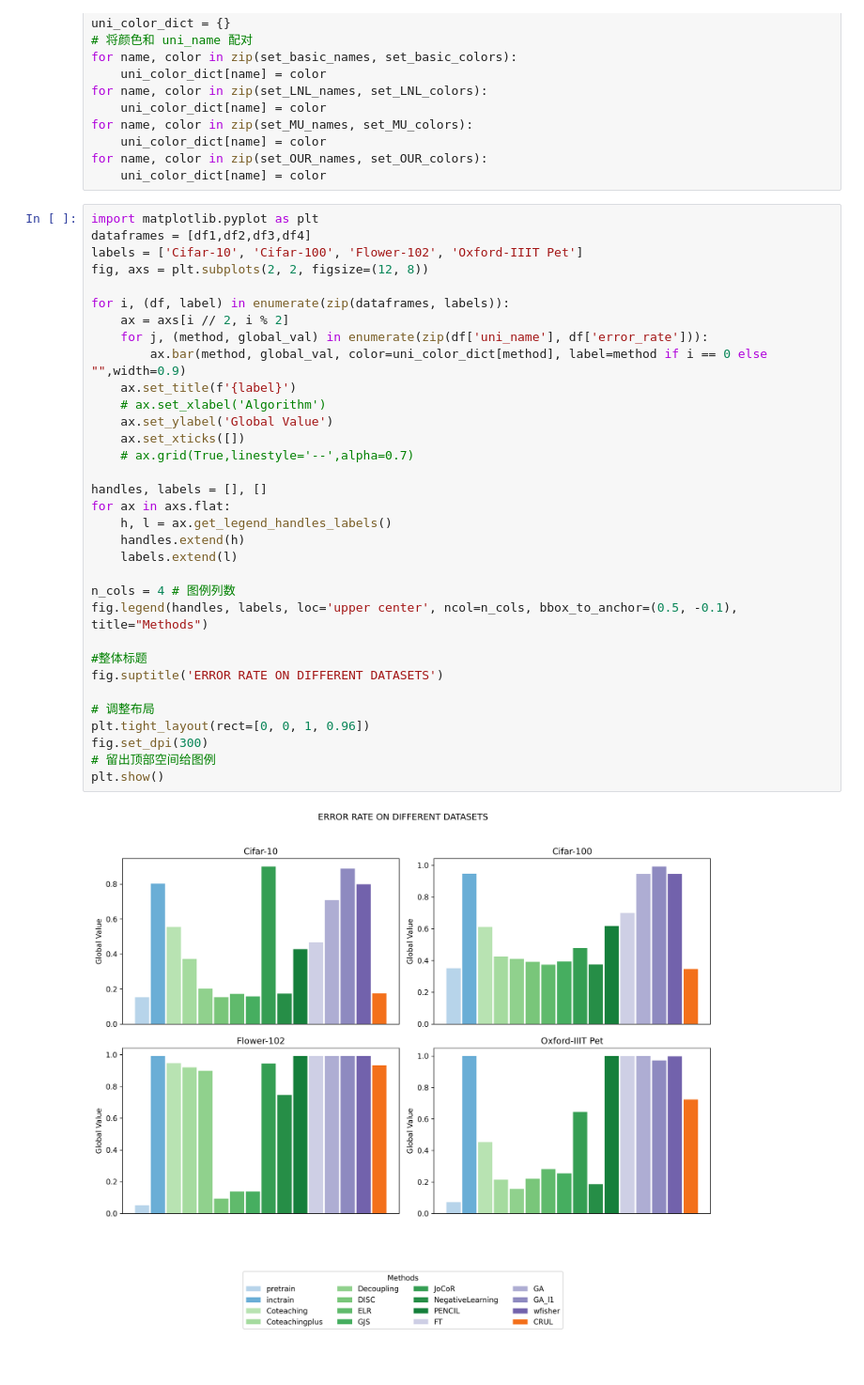
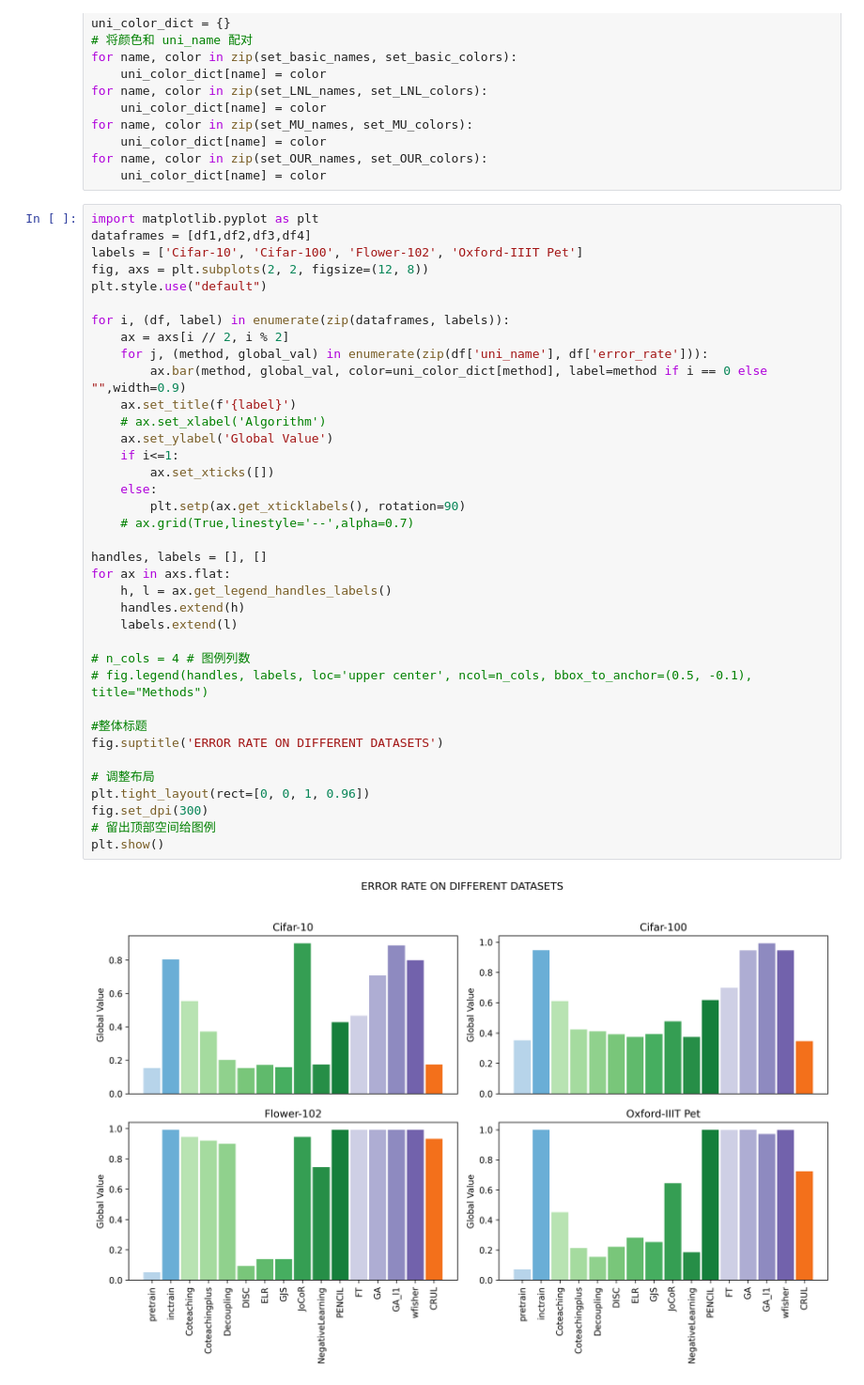
Before and after one commit to rainmilk/contra, a Jupyter notebook: result_analysis/result_visualize_cvpr_ly1.ipynb, the cells around one changed output. Shown at 94% size. Drawn from its saved outputs; the diff is of its cells as text; blank space fills up the shorter version.

```diff
--- a/result_analysis/result_visualize_cvpr_ly1.ipynb
+++ b/result_analysis/result_visualize_cvpr_ly1.ipynb
@@ -44,37 +44,41 @@ for name, color in zip(set_OUR_names, set_OUR_colors):
 import matplotlib.pyplot as plt
 dataframes = [df1,df2,df3,df4]
 labels = ['Cifar-10', 'Cifar-100', 'Flower-102', 'Oxford-IIIT Pet']
 fig, axs = plt.subplots(2, 2, figsize=(12, 8))
+plt.style.use("default")
 
 for i, (df, label) in enumerate(zip(dataframes, labels)):
     ax = axs[i // 2, i % 2]
     for j, (method, global_val) in enumerate(zip(df['uni_name'], df['error_rate'])):
         ax.bar(method, global_val, color=uni_color_dict[method], label=method if i == 0 else "",width=0.9)
     ax.set_title(f'{label}')
     # ax.set_xlabel('Algorithm')
     ax.set_ylabel('Global Value')
-    ax.set_xticks([])
+    if i<=1:
+        ax.set_xticks([])
+    else:
+        plt.setp(ax.get_xticklabels(), rotation=90)
     # ax.grid(True,linestyle='--',alpha=0.7)
 
 handles, labels = [], []
 for ax in axs.flat:
     h, l = ax.get_legend_handles_labels()
     handles.extend(h)
     labels.extend(l)
 
-n_cols = 4 # 图例列数
-fig.legend(handles, labels, loc='upper center', ncol=n_cols, bbox_to_anchor=(0.5, -0.1), title="Methods")
+# n_cols = 4 # 图例列数
+# fig.legend(handles, labels, loc='upper center', ncol=n_cols, bbox_to_anchor=(0.5, -0.1), title="Methods")
 
 #整体标题
 fig.suptitle('ERROR RATE ON DIFFERENT DATASETS')
 
 # 调整布局
 plt.tight_layout(rect=[0, 0, 1, 0.96])
 fig.set_dpi(300)
 # 留出顶部空间给图例
 plt.show()
 # %% [output]
-[figure, old version]
+[figure, new version]
 # %%
 import matplotlib.pyplot as plt
 dataframes = [df5,df6,df7,df8,df9,df10,df11,df12]
```
Also changed, not shown: parts of 7 cells of this notebook.
